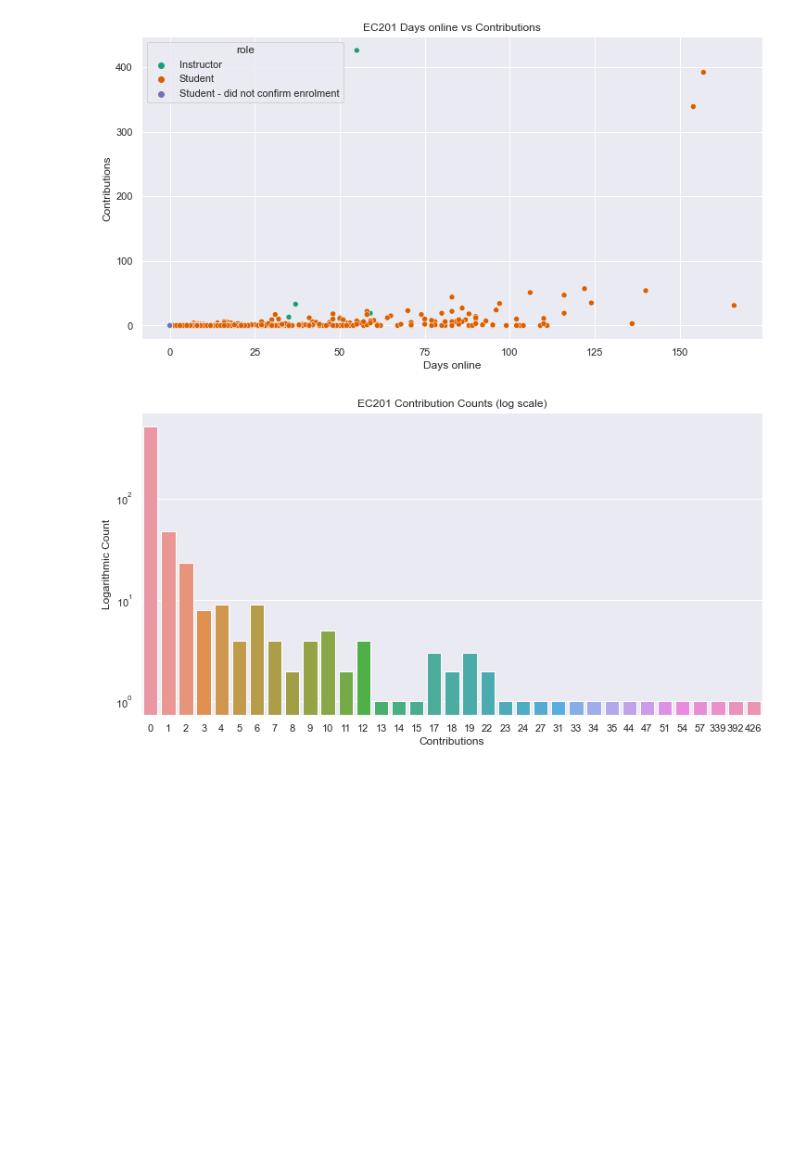
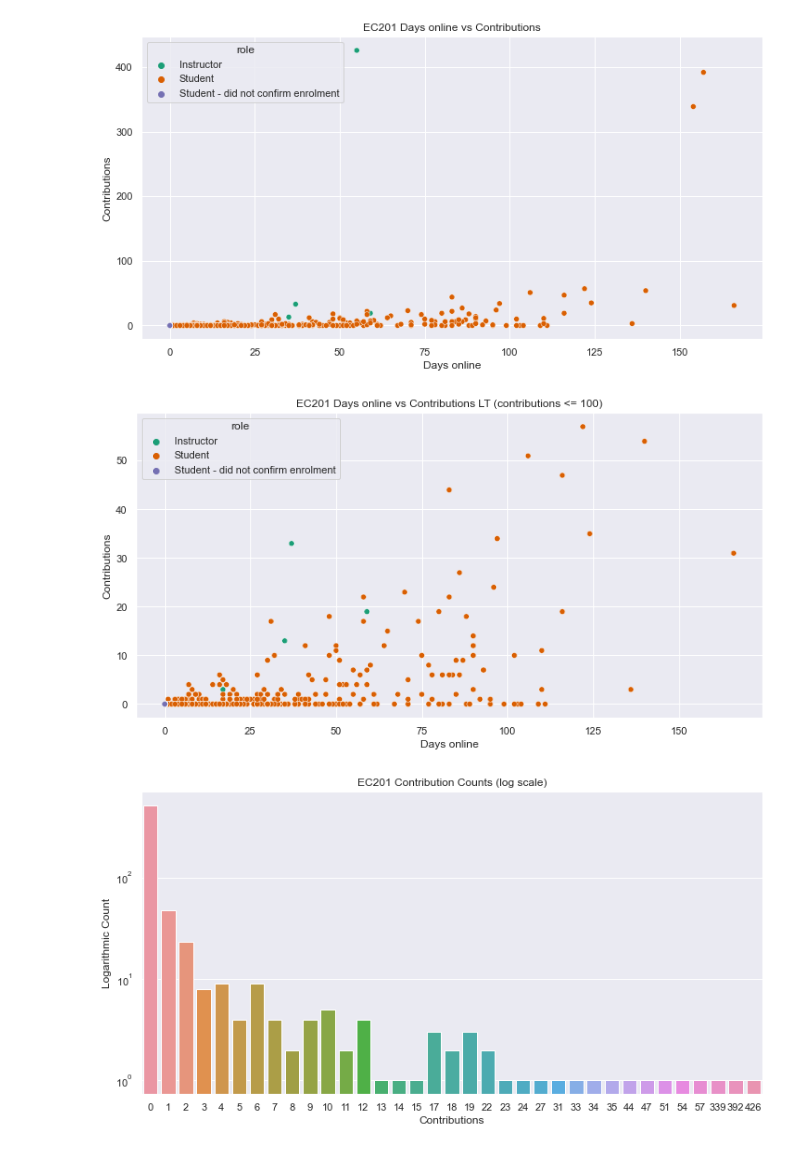
Before and after one commit to andresoats/ChangeMakers, a Jupyter notebook: Changemakers.ipynb, the cells around one changed output. Drawn from its saved outputs; the diff is of its cells as text; code cells hidden in the pictures; blank space fills up the shorter version.

```diff
--- a/Changemakers.ipynb
+++ b/Changemakers.ipynb
@@ -66,6 +72,25 @@ plt.ylabel("Contributions")
 plt.show()
 # %% [output]
 [figure]
+# %%
+## removing the outliers
+
+plt.figure(figsize=(12, 6))
+
+condition = EC201_LT['contributions'] > 100
+
+df = EC201_LT[~condition]
+
+sns.scatterplot(x="days online", y="contributions", hue='role', data=df)
+
+plt.title("EC201 Days online vs Contributions LT (contributions <= 100)")
+
+plt.xlabel("Days online")
+plt.ylabel("Contributions")
+
+plt.show()
+# %% [output]
+[figure, added]
 # %%
 plt.figure(figsize=(12, 6))
 
```
Also changed, not shown: parts of 83 cells of this notebook.
